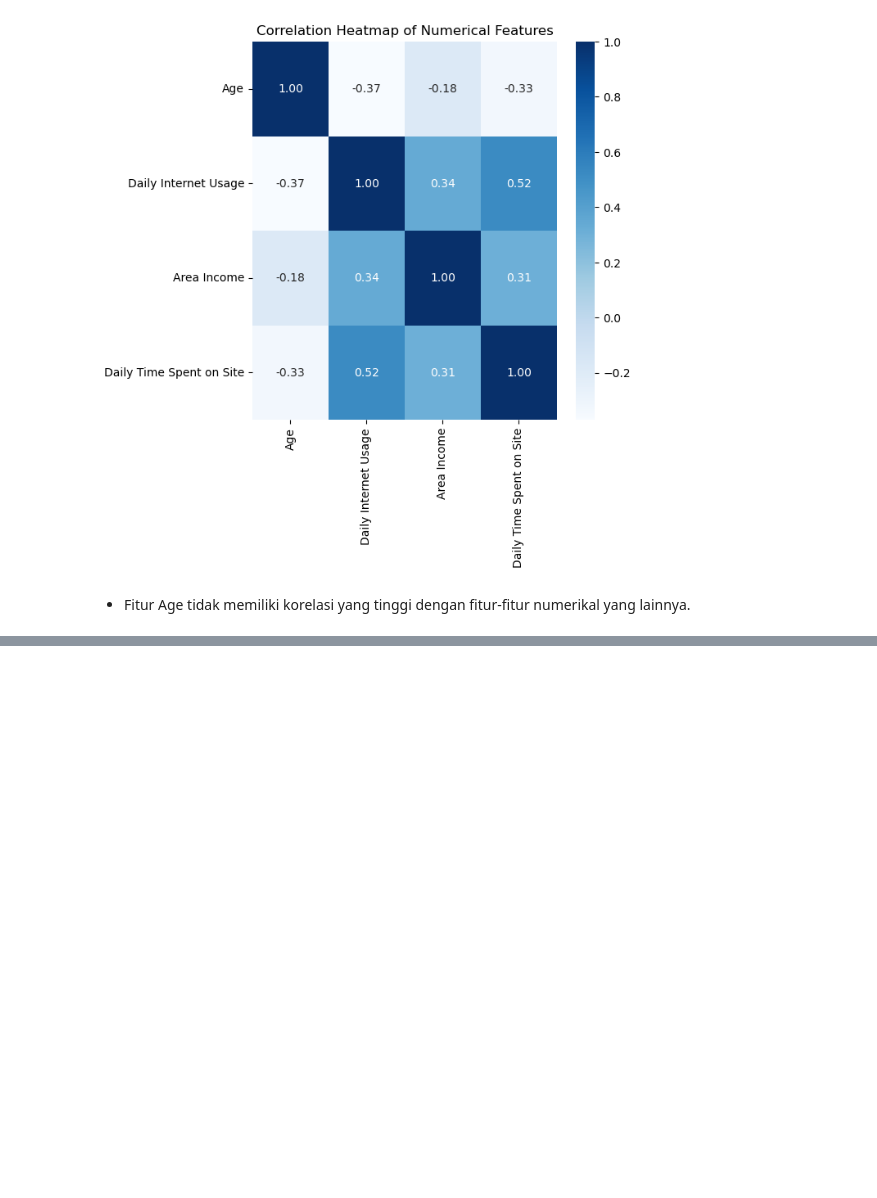
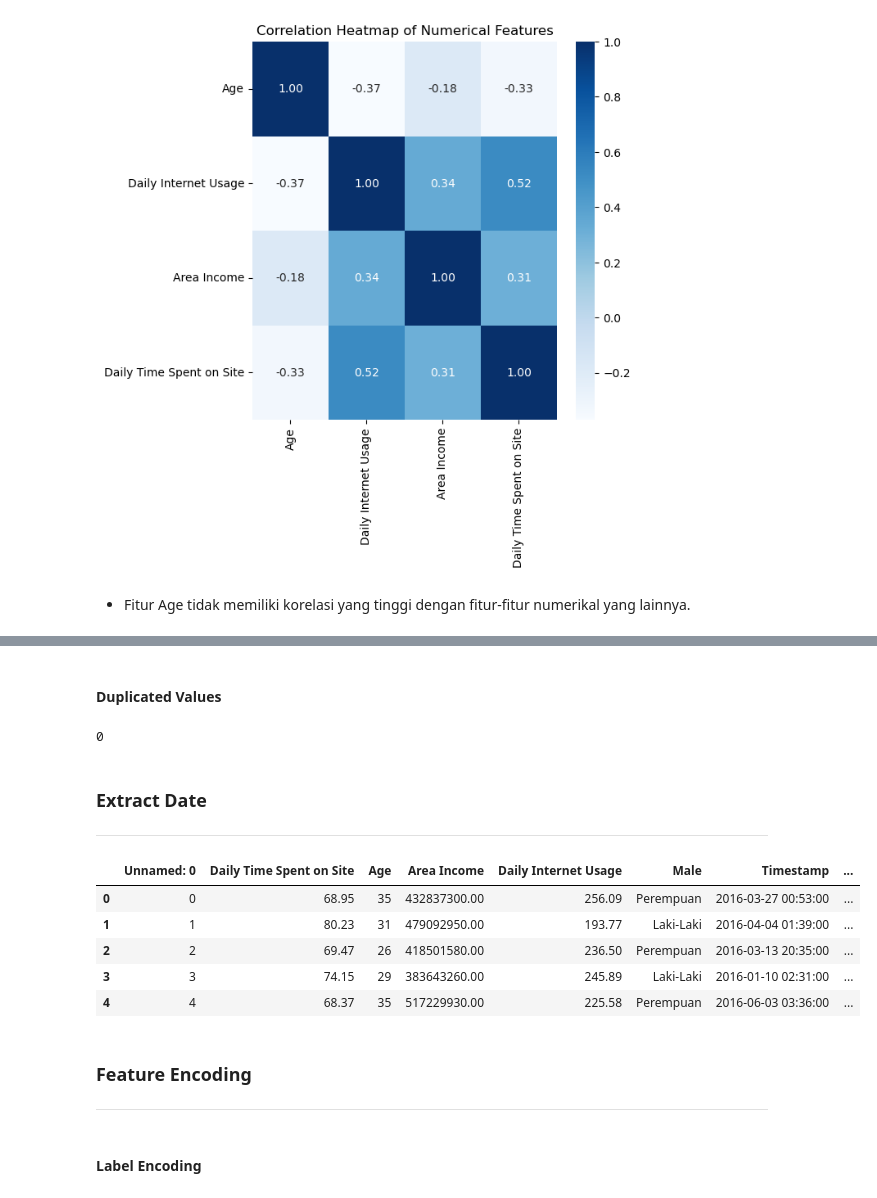
Before and after one commit to regitafif/MP4_AdsPredict, a Jupyter notebook: ads_predict.ipynb, the cells around one changed output, grey strips where cells are left out. Cells and saved outputs as stored; diff of their text form; code cells hidden in the pictures; blank space fills up the shorter version.

```diff
--- a/ads_predict.ipynb
+++ b/ads_predict.ipynb
@@ -142,0 +150,2 @@ plt.show()
+# %%
+df1 = df.copy()
@@ -142,0 +167,5 @@ plt.show()
+# %%
+df1['Daily Time Spent on Site'].fillna(df1['Daily Time Spent on Site'].mean(), inplace=True)
+df1['Area Income'].fillna(df1['Area Income'].mean(), inplace=True)
+df1['Daily Internet Usage'].fillna(df1['Daily Internet Usage'].mean(), inplace=True)
+df1['Male'].fillna(df1['Male'].mode()[0], inplace=True)
@@ -142,0 +187,32 @@ plt.show()
+# %% [markdown]
+#### Duplicated Values
+# %%
+df1.duplicated().sum()
+# %% [output]
+0
+# %% [markdown]
+### Extract Date
+---
+# %%
+# Mengubah data type kolom menjadi datetime
+df1['Timestamp'] = pd.to_datetime(df1['Timestamp'])
+
+# Extract waktu
+df1['Year'] = df1['Timestamp'].dt.year
+df1['Month'] = df1['Timestamp'].dt.month
+df1['Week'] = df1['Timestamp'].dt.isocalendar().week
+df1['Day'] = df1['Timestamp'].dt.day
+# %%
+df1.head()
+# %% [output]
+|  | Unnamed: 0 | Daily Time Spent on Site | Age | Area Income | Daily Internet Usage | Male | Timestamp | ... |
+| 0 | 0 | 68.95 | 35 | 432837300.00 | 256.09 | Perempuan | 2016-03-27 00:53:00 | ... |
+| 1 | 1 | 80.23 | 31 | 479092950.00 | 193.77 | Laki-Laki | 2016-04-04 01:39:00 | ... |
+| 2 | 2 | 69.47 | 26 | 418501580.00 | 236.50 | Perempuan | 2016-03-13 20:35:00 | ... |
+| 3 | 3 | 74.15 | 29 | 383643260.00 | 245.89 | Laki-Laki | 2016-01-10 02:31:00 | ... |
+| 4 | 4 | 68.37 | 35 | 517229930.00 | 225.58 | Perempuan | 2016-06-03 03:36:00 | ... |
+# %% [markdown]
+### Feature Encoding
+---
+# %% [markdown]
+#### Label Encoding
```
Also changed, not shown: parts of 43 cells of this notebook.
